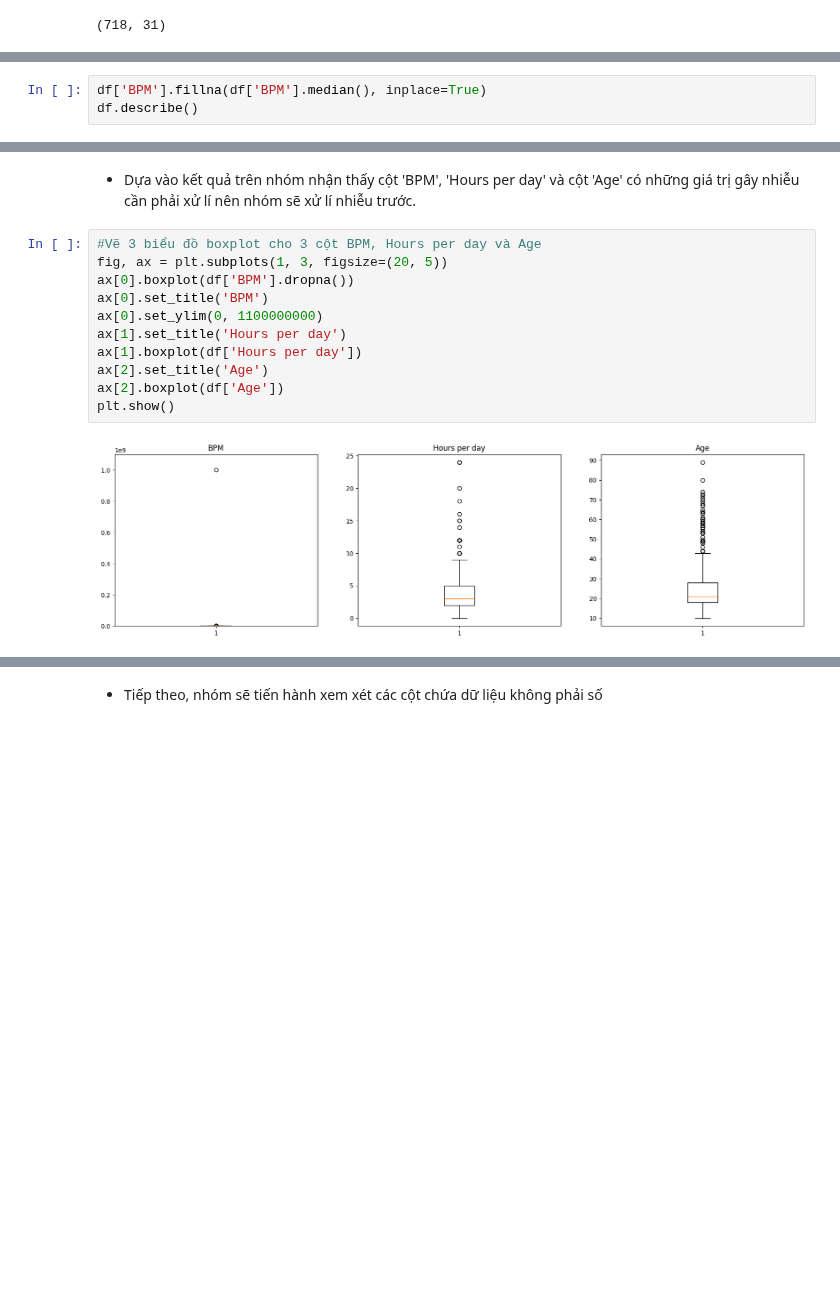
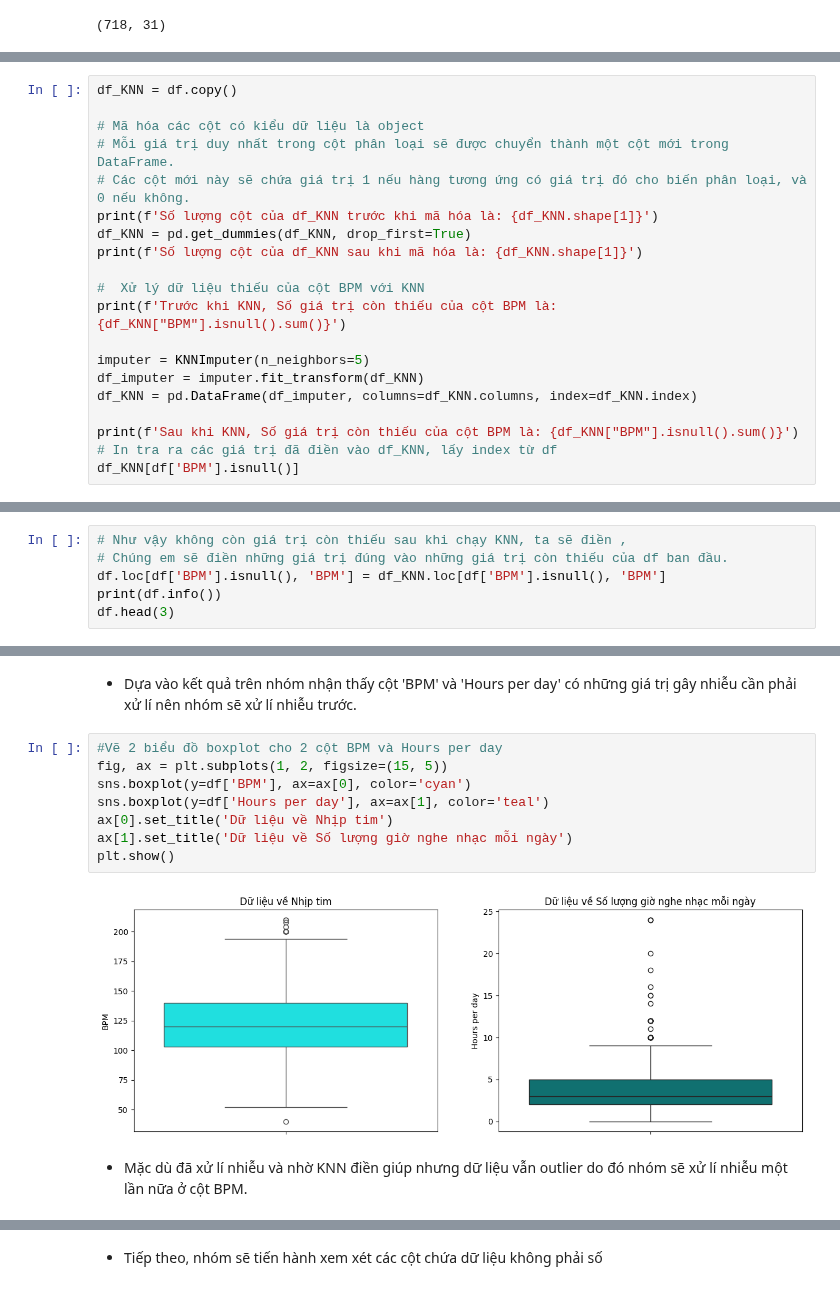
Before and after one commit to HungLVT/DS, a Jupyter notebook: 2.0-pre-processing.ipynb, the cells around one changed output, grey strips where cells are left out. Saved outputs shown, nothing was run; the diff lists cells and outputs as text; blank space fills up the shorter version.

```diff
--- a/2.0-pre-processing.ipynb
+++ b/2.0-pre-processing.ipynb
@@ -90,3 +158,0 @@ df.shape
-# %%
-df['BPM'].fillna(df['BPM'].median(), inplace=True)
-df.describe()
@@ -102,0 +228,20 @@ df.describe()
+# %%
+df_KNN = df.copy()
+
+# Mã hóa các cột có kiểu dữ liệu là object
+# Mỗi giá trị duy nhất trong cột phân loại sẽ được chuyển thành một cột mới trong DataFrame.
+# Các cột mới này sẽ chứa giá trị 1 nếu hàng tương ứng có giá trị đó cho biến phân loại, và 0 nếu không.
+print(f'Số lượng cột của df_KNN trước khi mã hóa là: {df_KNN.shape[1]}')
+df_KNN = pd.get_dummies(df_KNN, drop_first=True)
+print(f'Số lượng cột của df_KNN sau khi mã hóa là: {df_KNN.shape[1]}')
+
+#  Xử lý dữ liệu thiếu của cột BPM với KNN
+print(f'Trước khi KNN, Số giá trị còn thiếu của cột BPM là: {df_KNN["BPM"].isnull().sum()}')
+
+imputer = KNNImputer(n_neighbors=5)
+df_imputer = imputer.fit_transform(df_KNN)
+df_KNN = pd.DataFrame(df_imputer, columns=df_KNN.columns, index=df_KNN.index)
+
+print(f'Sau khi KNN, Số giá trị còn thiếu của cột BPM là: {df_KNN["BPM"].isnull().sum()}')
+# In tra ra các giá trị đã điền vào df_KNN, lấy index từ df
+df_KNN[df['BPM'].isnull()]
@@ -102,0 +266,6 @@ df.describe()
+# %%
+# Như vậy không còn giá trị còn thiếu sau khi chạy KNN, ta sẽ điền ,
+# Chúng em sẽ điền những giá trị đúng vào những giá trị còn thiếu của df ban đầu.
+df.loc[df['BPM'].isnull(), 'BPM'] = df_KNN.loc[df['BPM'].isnull(), 'BPM']
+print(df.info())
+df.head(3)
@@ -103,16 +307,15 @@ df.describe()
 # %% [markdown]
-- Dựa vào kết quả trên nhóm nhận thấy cột 'BPM', 'Hours per day' và cột 'Age' có những giá trị gây nhiễu cần phải xử lí nên nhóm sẽ xử lí nhiễu trước.
+- Dựa vào kết quả trên nhóm nhận thấy cột 'BPM' và 'Hours per day' có những giá trị gây nhiễu cần phải xử lí nên nhóm sẽ xử lí nhiễu trước.
 # %%
-#Vẽ 3 biểu đồ boxplot cho 3 cột BPM, Hours per day và Age
-fig, ax = plt.subplots(1, 3, figsize=(20, 5))
-ax[0].boxplot(df['BPM'].dropna())
-ax[0].set_title('BPM')
-ax[0].set_ylim(0, 1100000000)
-ax[1].set_title('Hours per day')
-ax[1].boxplot(df['Hours per day'])
-ax[2].set_title('Age')
-ax[2].boxplot(df['Age'])
+#Vẽ 2 biểu đồ boxplot cho 2 cột BPM và Hours per day
+fig, ax = plt.subplots(1, 2, figsize=(15, 5))
+sns.boxplot(y=df['BPM'], ax=ax[0], color='cyan')
+sns.boxplot(y=df['Hours per day'], ax=ax[1], color='teal')
+ax[0].set_title('Dữ liệu về Nhịp tim')
+ax[1].set_title('Dữ liệu về Số lượng giờ nghe nhạc mỗi ngày')
 plt.show()
 # %% [output]
-[figure, old version]
+[figure, new version]
+# %% [markdown]
+- Mặc dù đã xử lí nhiễu và nhờ KNN điền giúp nhưng dữ liệu vẫn outlier do đó nhóm sẽ xử lí nhiễu một lần nữa ở cột BPM.
 # %%
```
Also changed, not shown: parts of 25 cells of this notebook.
